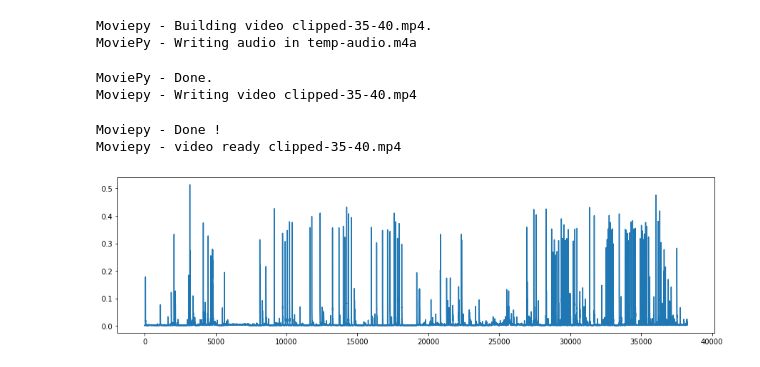
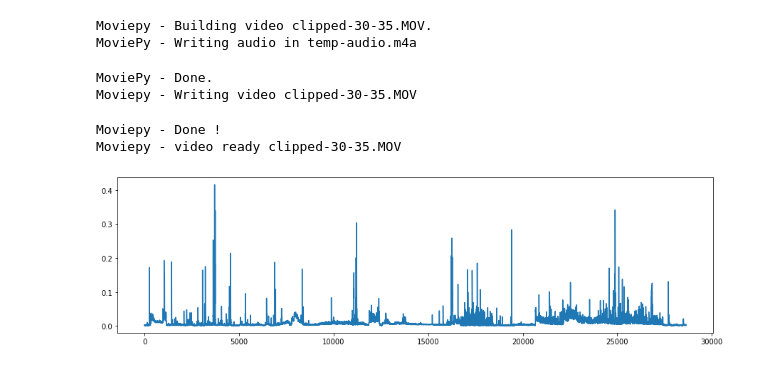
Before and after one commit to alexanderjhurtado/cs347_chopchop, a Jupyter notebook: notebook.ipynb, the cells around one changed output. Cells and saved outputs as stored; diff of their text form; code cells hidden in the pictures.

```diff
--- a/notebook.ipynb
+++ b/notebook.ipynb
@@ -41,33 +41,32 @@ def get_volume_array(clip):
     '''
     return [get_sample_volume(clip, idx) for idx in np.arange(0, clip.audio.duration, DELTA)]
 
-def get_clipped_video(filename, t_start, t_end):
+def get_clipped_video(video, t_start, t_end):
     '''
     Takes start and end times (in seconds) for video and returns clipped
     video and saves it locally
     Times can be expressed in seconds (15.35), in (min, sec), in (hour, min, sec), or as a string: ‘01:03:05.35’
     '''
-    video = VideoFileClip(filename)
-    videoclip = video.subclip(t_start, t_end)
-    audio = AudioFileClip(filename)
-    videoclip.audio = audio.subclip(t_start, t_end)
-    videoclip.write_videofile("clipped-{}-{}.mp4".format(t_start, t_end),
+    clip = video.subclip(t_start, t_end)
+    if clip.rotation == 90:
+        clip = clip.resize(clip.size[::-1])
+        clip.rotation = 0
+    clip.write_videofile("clipped-{}-{}.MOV".format(t_start, t_end),
                               temp_audiofile='temp-audio.m4a', remove_temp=True, codec="libx264", audio_codec="aac")
-    return videoclip
 # %%
-with VideoFileClip("./alex_raw.mp4") as clip:
-    clipped = get_clipped_video("./alex_raw.mp4", 30, 35) #edit these start and end times as necessary
+with VideoFileClip("./andrea_raw.MOV") as clip:
+    get_clipped_video(clip, 30, 35) #edit these start and end times as necessary
 
     volumes = get_volume_array(clip)
 
     plt.figure(figsize=(15, 4))
     plt.plot(range(len(volumes)), volumes)
     plt.show()
 # %% [output]
-Moviepy - Building video clipped-35-40.mp4.
+Moviepy - Building video clipped-30-35.MOV.
 MoviePy - Writing audio in temp-audio.m4a
 MoviePy - Done.
-Moviepy - Writing video clipped-35-40.mp4
+Moviepy - Writing video clipped-30-35.MOV
 Moviepy - Done !
-Moviepy - video ready clipped-35-40.mp4
+Moviepy - video ready clipped-30-35.MOV
-[figure, old version]
+[figure, new version]
```
